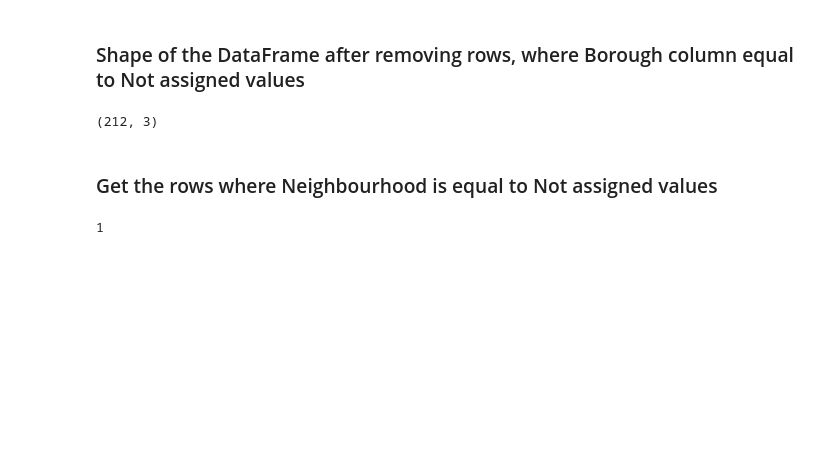
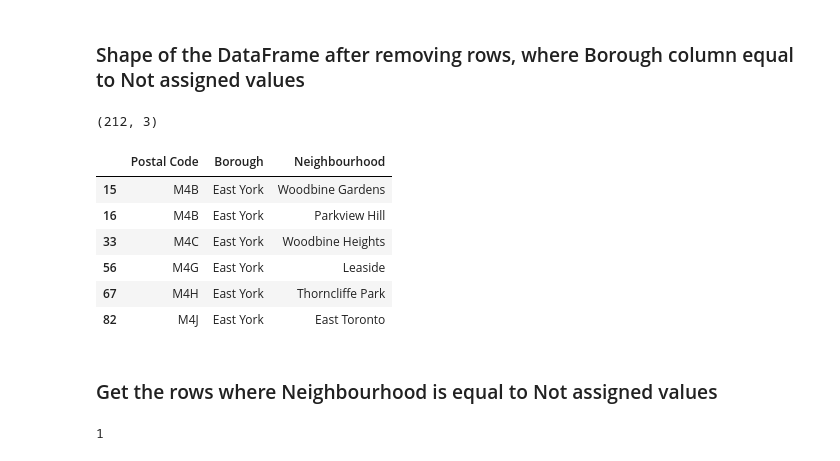
Before and after one commit to shaikzia/Coursera_Capstone, a Jupyter notebook: Segmenting and Clustering Neighborhoods.ipynb, the cells around one changed output. Cells and saved outputs as stored; diff of their text form; code cells hidden in the pictures; blank space fills up the shorter version.

```diff
--- a/Segmenting and Clustering Neighborhoods.ipynb
+++ b/Segmenting and Clustering Neighborhoods.ipynb
@@ -65,6 +78,16 @@ df_data = df_data[df_data.Borough != 'Not assigned']
 df_data.shape
 # %% [output]
 (212, 3)
+# %%
+df_data.loc[df_data['Borough'] == 'East York']
+# %% [output]
+|  | Postal Code | Borough | Neighbourhood |
+| 15 | M4B | East York | Woodbine Gardens |
+| 16 | M4B | East York | Parkview Hill |
+| 33 | M4C | East York | Woodbine Heights |
+| 56 | M4G | East York | Leaside |
+| 67 | M4H | East York | Thorncliffe Park |
+| 82 | M4J | East York | East Toronto |
 # %% [markdown]
 ### Get the rows where Neighbourhood is equal to Not assigned values
 # %%
```
Also changed, not shown: parts of 8 cells of this notebook.
